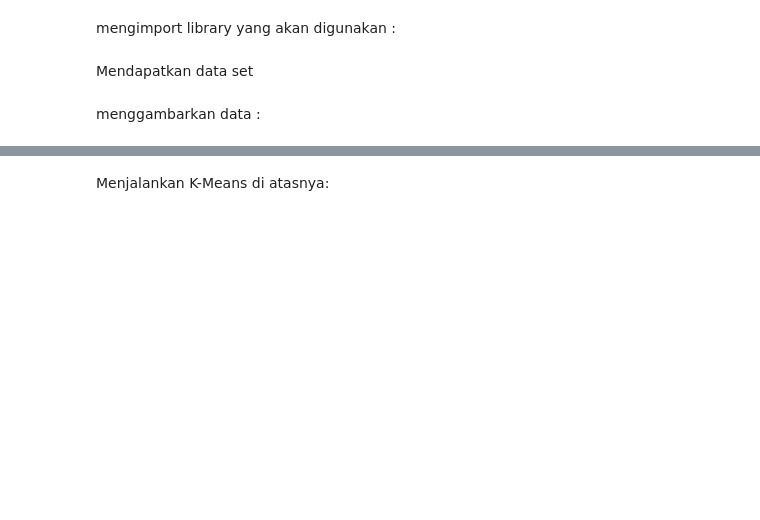
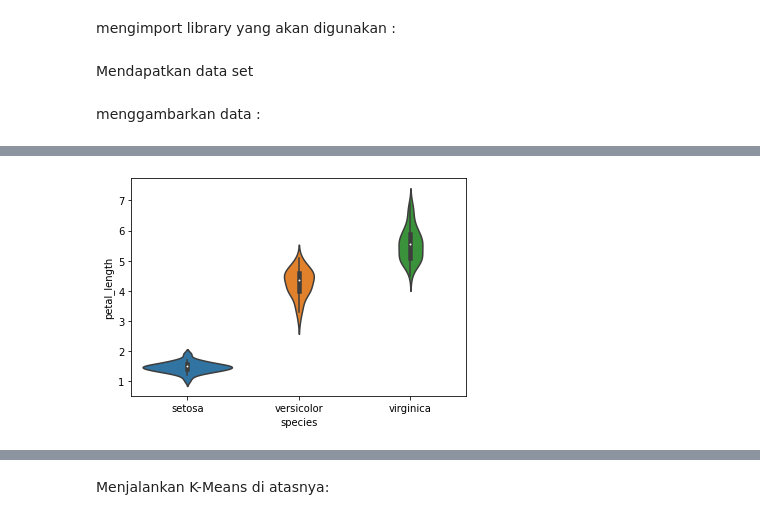
Before and after one commit to alvina-maharani/datamining, a Jupyter notebook: _sources/notebook.ipynb, the cells around one changed output, grey strips where cells are left out. Cells and saved outputs as stored; diff of their text form; code cells hidden in the pictures; blank space fills up the shorter version.

```diff
--- a/_sources/notebook.ipynb
+++ b/_sources/notebook.ipynb
@@ -741,0 +770,5 @@ y = irisdata.values[:, 4]
+# %%
+sns.violinplot(x="species",y="petal_length",data=iris)
+plt.show()
+# %% [output]
+[figure, added]
```
Also changed, not shown: parts of 45 cells of this notebook, 33 other files.
